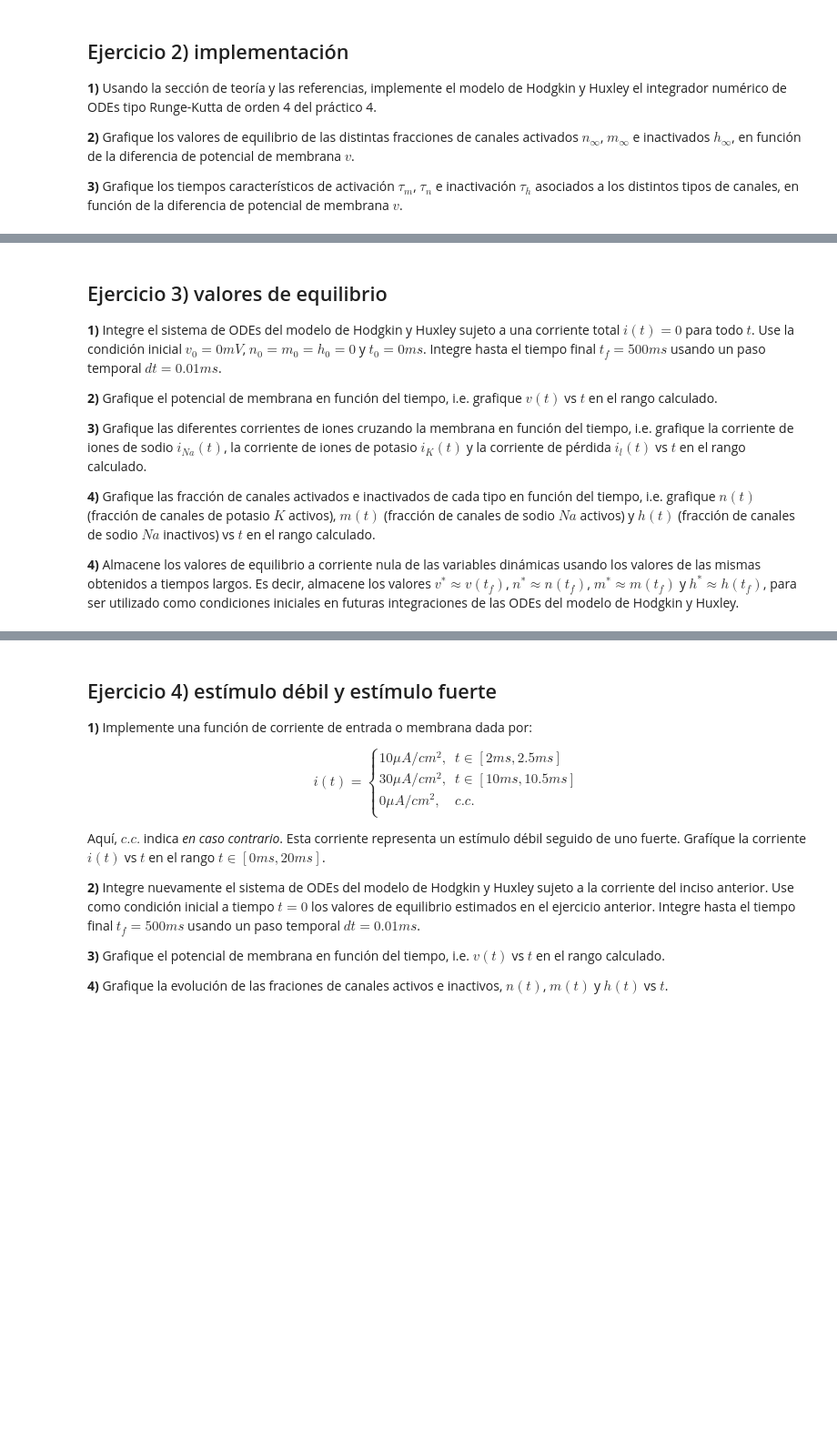
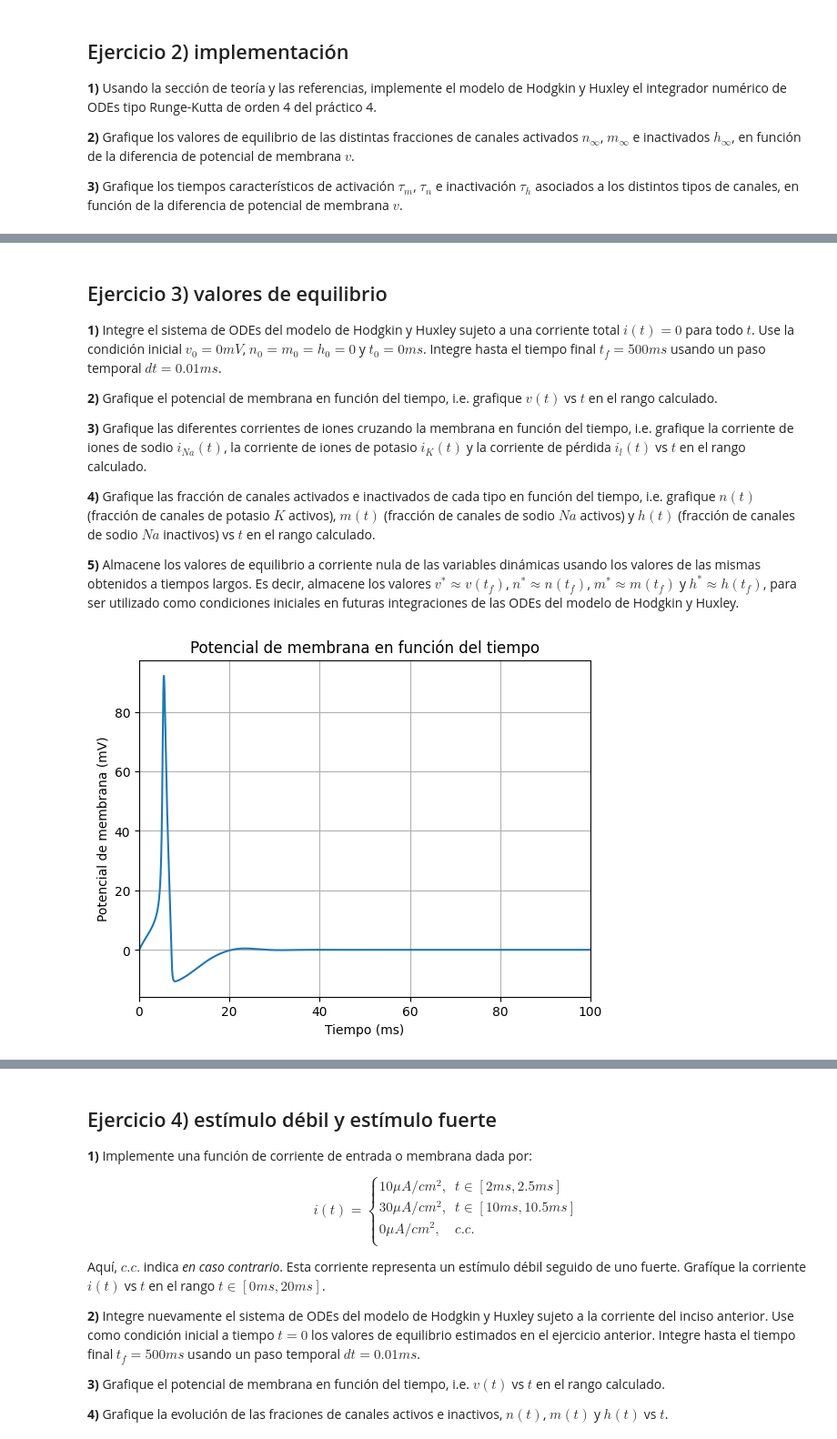
Before and after one commit to AdolfoBanchio/Redes-neuronales-2024, a Jupyter notebook: Trabajo Practico 1/redes_neuronales_2024_guia_8.ipynb, the cells around one changed output, grey strips where cells are left out. Shown: that part at 91% size. Drawn from its saved outputs; the diff is of its cells as text; code cells hidden in the pictures; blank space fills up the shorter version.

```diff
--- a/Trabajo Practico 1/redes_neuronales_2024_guia_8.ipynb
+++ b/Trabajo Practico 1/redes_neuronales_2024_guia_8.ipynb
@@ -309,4 +436,4 @@ Aclaración, los valores de los potenciales de Nernst se toman en referencia al
 
 **4)** Grafique las fracción de canales activados e inactivados de cada tipo en función del tiempo, i.e. grafique $n(t)$ (fracción de canales de potasio $K$ activos), $m(t)$ (fracción de canales de sodio $Na$ activos) y $h(t)$ (fracción de canales de sodio $Na$ inactivos) vs $t$ en el rango calculado.
 
-**4)** Almacene los valores de equilibrio a corriente nula de las variables dinámicas usando los valores de las mismas obtenidos a tiempos largos. Es decir, almacene los valores $v^* \approx v(t_f)$, $n^* \approx n(t_f)$, $m^* \approx m(t_f)$ y $h^* \approx h(t_f)$, para ser utilizado como condiciones iniciales en futuras integraciones de las ODEs del modelo de Hodgkin y Huxley.
+**5)** Almacene los valores de equilibrio a corriente nula de las variables dinámicas usando los valores de las mismas obtenidos a tiempos largos. Es decir, almacene los valores $v^* \approx v(t_f)$, $n^* \approx n(t_f)$, $m^* \approx m(t_f)$ y $h^* \approx h(t_f)$, para ser utilizado como condiciones iniciales en futuras integraciones de las ODEs del modelo de Hodgkin y Huxley.
@@ -314,0 +440,34 @@ Aclaración, los valores de los potenciales de Nernst se toman en referencia al
+# %%
+# 3.1)
+c = 1
+g_Na = 120
+g_k = 36
+g_l = 0.3
+v_Na = 120
+v_k = -12
+v_l = 10.6
+i = 0
+p = [c,g_Na,g_k,g_l,v_Na,v_k,v_l,i]
+
+x0 = [0,0,0,0]
+t0 = 0
+tf = 500
+h = 0.01
+k = int((tf-t0)/h)
+# %%
+t,w = integrador_ode(rk4,int_HyH,x0,t0,tf,k,p)
+v_rk = w[3,:]
+n_rk = w[0,:]
+m_rk = w[1,:]
+h_rk = w[2,:]
+# %%
+# 3.2)
+plt.plot(t,v_rk)
+plt.xlabel('Tiempo (ms)')
+plt.ylabel('Potencial de membrana (mV)')
+plt.title('Potencial de membrana en función del tiempo')
+plt.xlim(0,100)
+plt.grid()
+plt.show()
+# %% [output]
+[figure, added]
```
Also changed, not shown: parts of 14 cells of this notebook, 6 other files.
